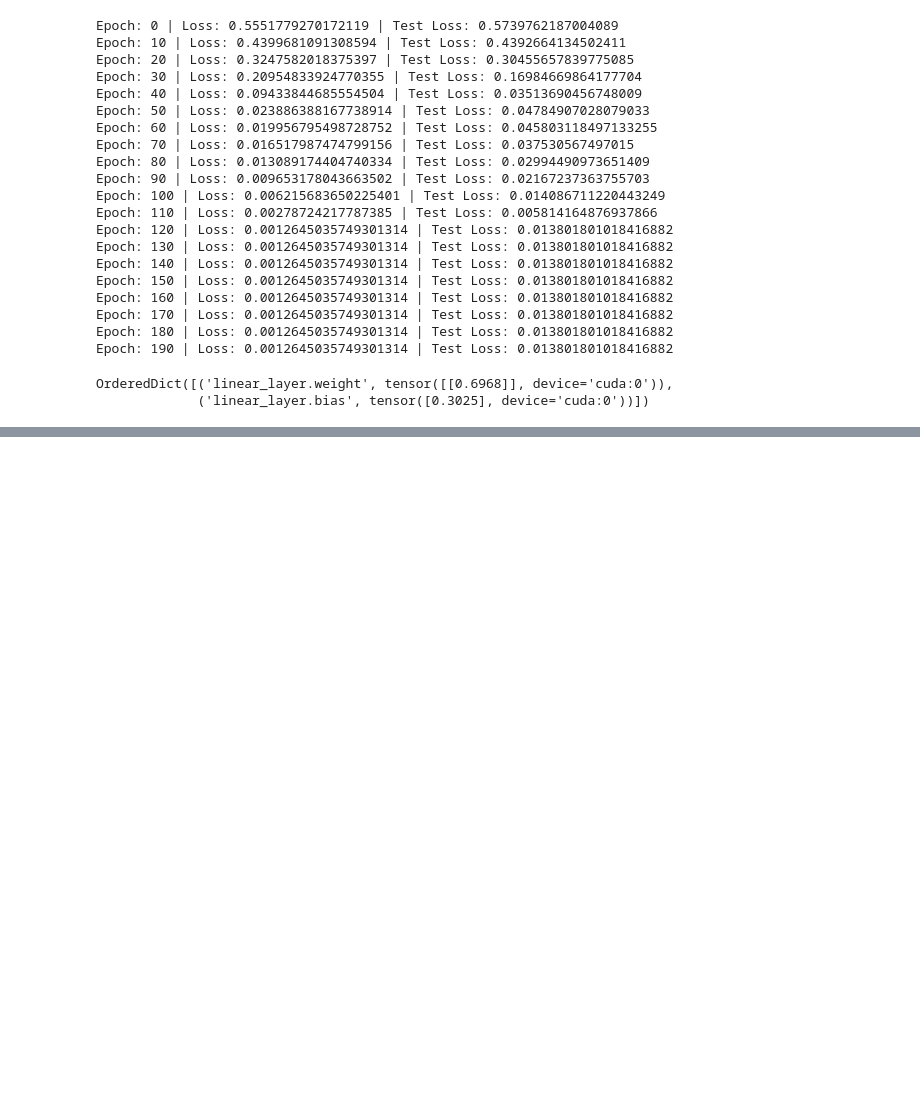
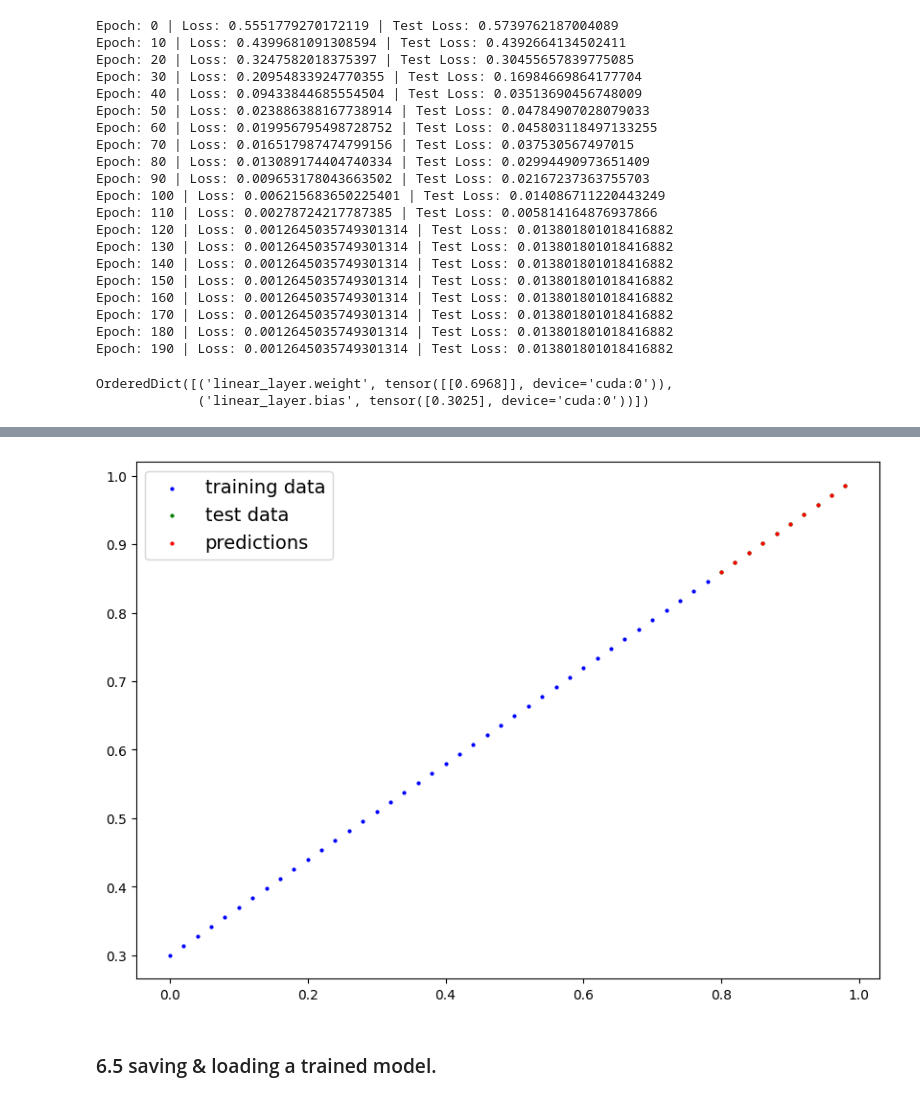
Before and after one commit to narendra974/Pytorch_Bootcamp_ZTM, a Jupyter notebook: 02_Pytorch_Workflow.ipynb, the cells around one changed output, grey strips where cells are left out. Saved outputs shown, nothing was run; the diff lists cells and outputs as text; code cells hidden in the pictures; blank space fills up the shorter version.

```diff
--- a/02_Pytorch_Workflow.ipynb
+++ b/02_Pytorch_Workflow.ipynb
@@ -607,0 +610,7 @@ OrderedDict([('linear_layer.weight', tensor([[0.6968]], device='cuda:0')),
+# %%
+model_1.eval()
+
+with torch.inference_mode():
+  y_preds = model_1(X_test)
+
+y_preds
@@ -607,0 +628,6 @@ OrderedDict([('linear_layer.weight', tensor([[0.6968]], device='cuda:0')),
+# %%
+plot_predictions(predictions=y_preds.cpu())
+# %% [output]
+[figure, added]
+# %% [markdown]
+### 6.5 saving & loading a trained model.
```
Also changed, not shown: parts of 2 cells of this notebook.
